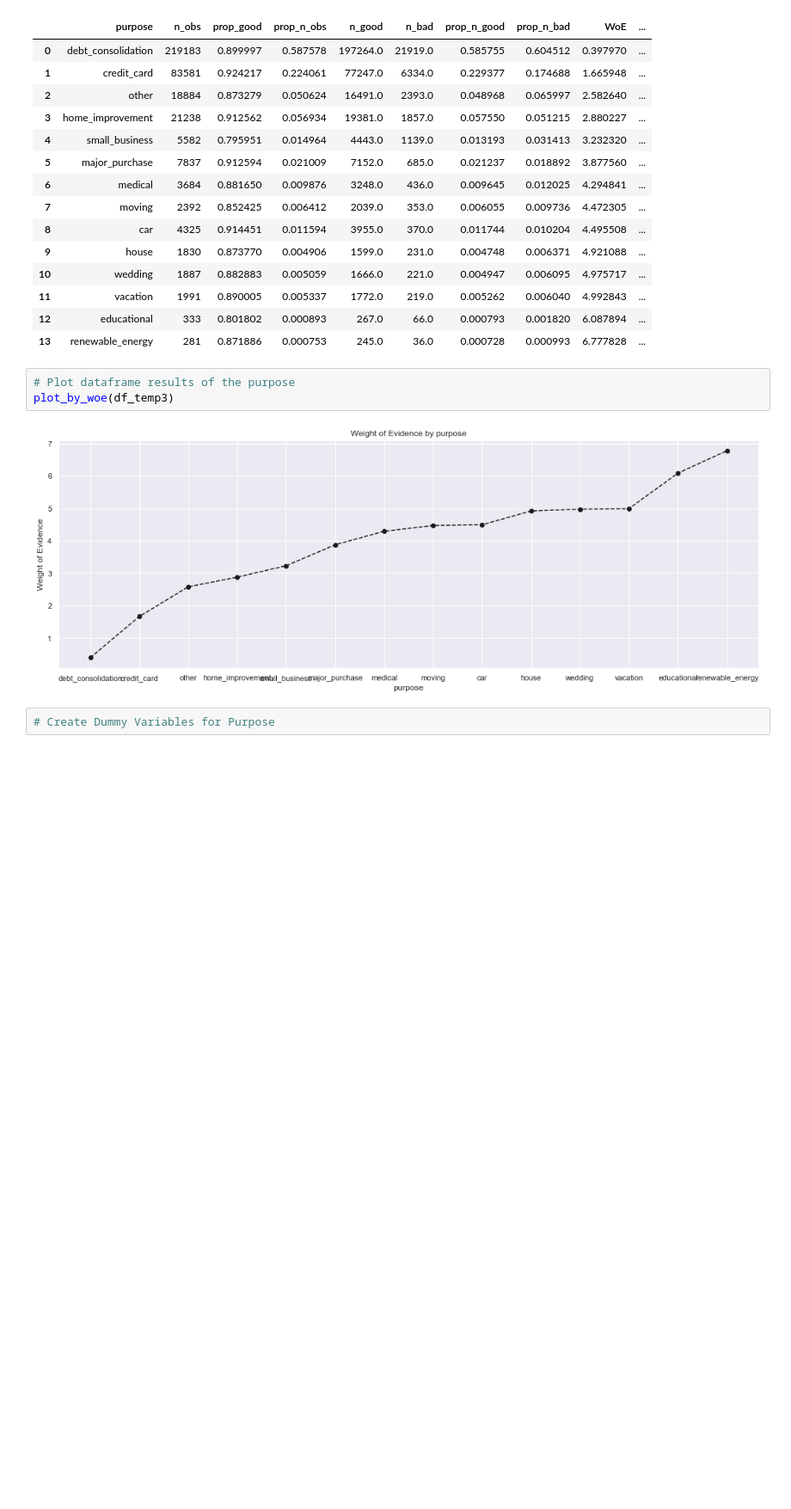
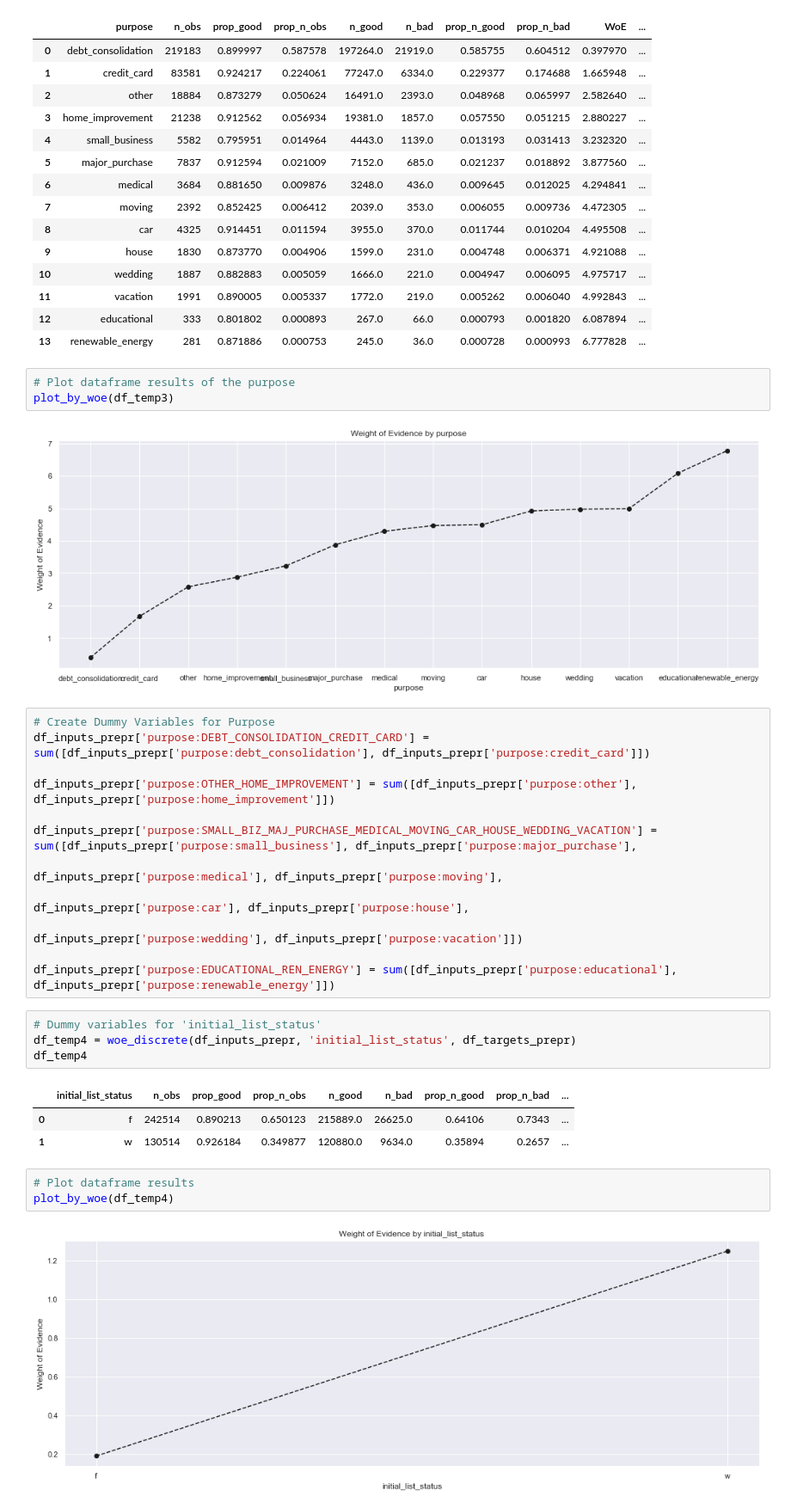
Before and after one commit to oaagboro/credit_risk_modelling, a Jupyter notebook: 2_Preprocessing_Discrete_Variables.ipynb, the cells around one changed output. Shown at 86% size. Drawn from its saved outputs; the diff is of its cells as text; blank space fills up the shorter version.

Commit message:
updated notebook with preprocessing

```diff
--- a/2_Preprocessing_Discrete_Variables.ipynb
+++ b/2_Preprocessing_Discrete_Variables.ipynb
@@ -636,5 +636,28 @@ df_temp3
 plot_by_woe(df_temp3)
 # %% [output]
 [figure]
-# %%
-# Create Dummy Variables for Purpose
+# %%
+# Create Dummy Variables for Purpose
+df_inputs_prepr['purpose:DEBT_CONSOLIDATION_CREDIT_CARD'] = sum([df_inputs_prepr['purpose:debt_consolidation'], df_inputs_prepr['purpose:credit_card']])
+
+df_inputs_prepr['purpose:OTHER_HOME_IMPROVEMENT'] = sum([df_inputs_prepr['purpose:other'], df_inputs_prepr['purpose:home_improvement']])
+
+df_inputs_prepr['purpose:SMALL_BIZ_MAJ_PURCHASE_MEDICAL_MOVING_CAR_HOUSE_WEDDING_VACATION'] = sum([df_inputs_prepr['purpose:small_business'], df_inputs_prepr['purpose:major_purchase'],
+                                                                                                  df_inputs_prepr['purpose:medical'], df_inputs_prepr['purpose:moving'],
+                                                                                                  df_inputs_prepr['purpose:car'], df_inputs_prepr['purpose:house'],
+                                                                                                  df_inputs_prepr['purpose:wedding'], df_inputs_prepr['purpose:vacation']])
+
+df_inputs_prepr['purpose:EDUCATIONAL_REN_ENERGY'] = sum([df_inputs_prepr['purpose:educational'], df_inputs_prepr['purpose:renewable_energy']])
+# %%
+# Dummy variables for 'initial_list_status'
+df_temp4 = woe_discrete(df_inputs_prepr, 'initial_list_status', df_targets_prepr)
+df_temp4
+# %% [output]
+|  | initial_list_status | n_obs | prop_good | prop_n_obs | n_good | n_bad | prop_n_good | prop_n_bad | ... |
+| 0 | f | 242514 | 0.890213 | 0.650123 | 215889.0 | 26625.0 | 0.64106 | 0.7343 | ... |
+| 1 | w | 130514 | 0.926184 | 0.349877 | 120880.0 | 9634.0 | 0.35894 | 0.2657 | ... |
+# %%
+# Plot dataframe results
+plot_by_woe(df_temp4)
+# %% [output]
+[figure, added]
```
Also changed, not shown: parts of 11 cells of this notebook.
